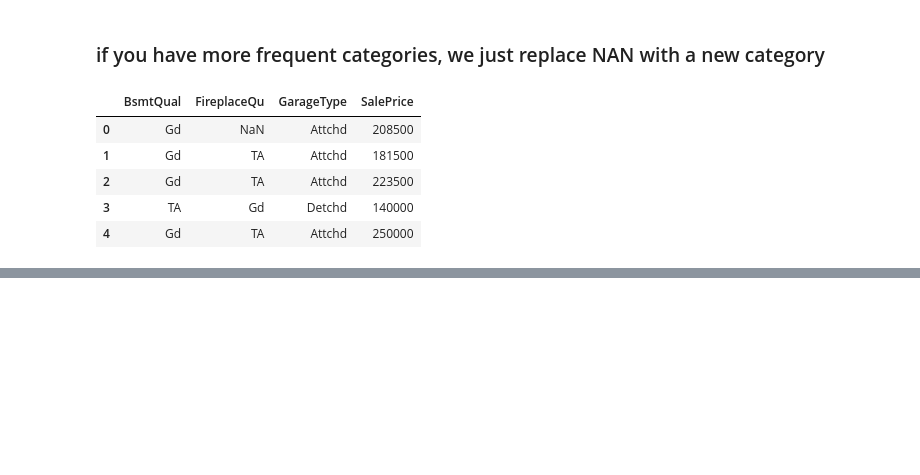
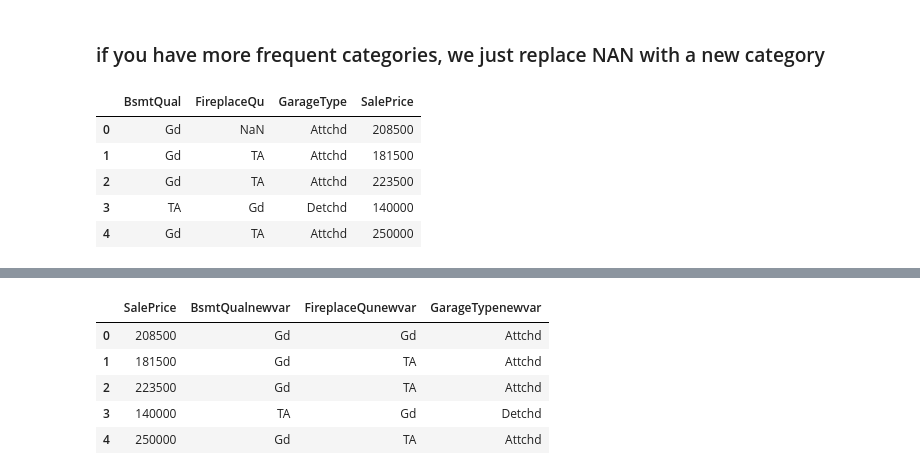
Before and after one commit to AugustineJosephMN/Feature-Engineering, a Jupyter notebook: Handling categorical missing values.ipynb, the cells around one changed output, grey strips where cells are left out. Cells and saved outputs as stored; diff of their text form; code cells hidden in the pictures; blank space fills up the shorter version.

```diff
--- a/Handling categorical missing values.ipynb
+++ b/Handling categorical missing values.ipynb
@@ -180,0 +184,11 @@ df.head()
+# %%
+df=df.drop(['BsmtQual','FireplaceQu','GarageType'],axis=1)
+# %%
+df.head()
+# %% [output]
+|  | SalePrice | BsmtQualnewvar | FireplaceQunewvar | GarageTypenewvar |
+| 0 | 208500 | Gd | Gd | Attchd |
+| 1 | 181500 | Gd | TA | Attchd |
+| 2 | 223500 | Gd | TA | Attchd |
+| 3 | 140000 | TA | Gd | Detchd |
+| 4 | 250000 | Gd | TA | Attchd |
```
Also changed, not shown: parts of 2 cells of this notebook, 2 other files.
